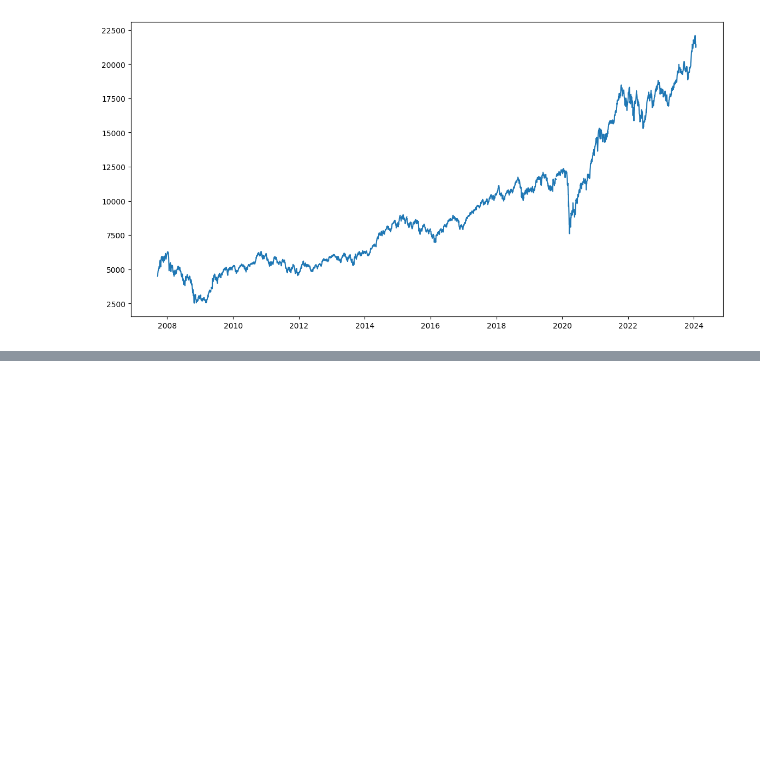
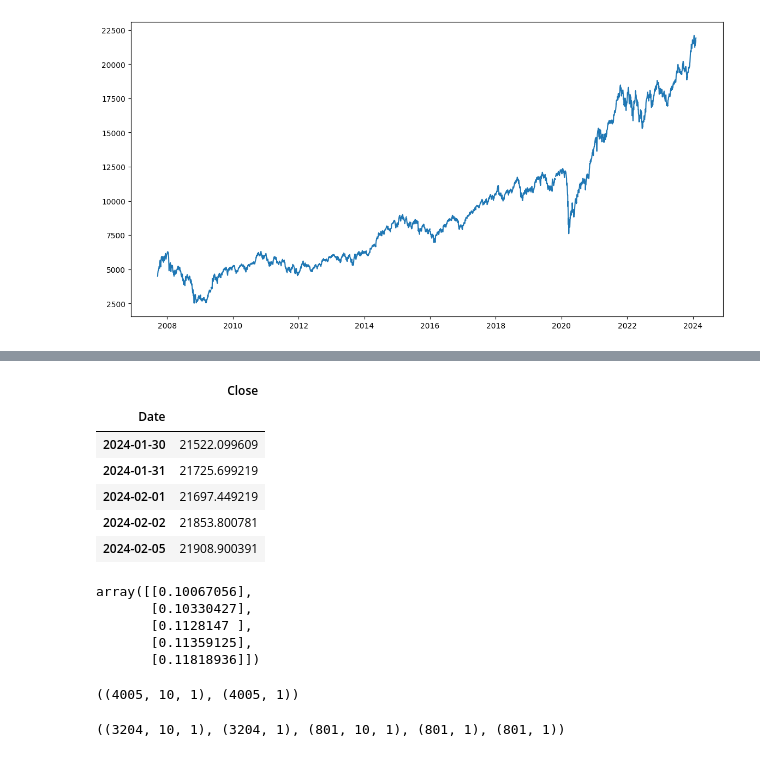
Before and after one commit to arajit010/Stock-Price-Prediction-Using-LSTM, a Jupyter notebook: Stock_Price_Prediction_Using_LSTM.ipynb, the cells around one changed output, grey strips where cells are left out. Cells and saved outputs as stored; diff of their text form; code cells hidden in the pictures; blank space fills up the shorter version.

```diff
--- a/Stock_Price_Prediction_Using_LSTM.ipynb
+++ b/Stock_Price_Prediction_Using_LSTM.ipynb
@@ -118,0 +123,3 @@ memory usage: 63.1 KB
+# %%
+dataset = dataset.dropna()
+dataset.info()
@@ -118,0 +135,49 @@ memory usage: 63.1 KB
+# %%
+dataset.tail()
+# %% [output]
+|  | Close |
+| Date |  |
+| 2024-01-30 | 21522.099609 |
+| 2024-01-31 | 21725.699219 |
+| 2024-02-01 | 21697.449219 |
+| 2024-02-02 | 21853.800781 |
+| 2024-02-05 | 21908.900391 |
+# %%
+from sklearn.preprocessing import MinMaxScaler
+scaler = MinMaxScaler()
+scaled_data = scaler.fit_transform(dataset)
+scaled_data[:5]
+# %% [output]
+array([[0.10067056],
+       [0.10330427],
+       [0.1128147 ],
+       [0.11359125],
+       [0.11818936]])
+# %%
+window_size = 10
+
+x_data, y_data = [],[]
+
+for i in range(window_size, len(scaled_data)):
+    x_data.append(scaled_data[i-window_size:i,0])
+    y_data.append(scaled_data[i,0])
+
+x_data, y_data = np.array(x_data), np.array(y_data)
+
+x_data = np.reshape(x_data, (x_data.shape[0], x_data.shape[1], 1))
+y_data = np.reshape(y_data, (y_data.shape[0], 1))
+
+x_data.shape, y_data.shape
+# %% [output]
+((4005, 10, 1), (4005, 1))
+# %%
+train_size = 0.8
+
+x_train, x_test = x_data[:(int)(len(x_data)*train_size)], x_data[(int)(len(x_data)*train_size):]
+y_train, y_test = y_data[:(int)(len(y_data)*train_size)], y_data[(int)(len(y_data)*train_size):]
+
+y_original = dataset[window_size + len(y_train):]
+
+x_train.shape, y_train.shape, x_test.shape, y_test.shape, y_original.shape
+# %% [output]
+((3204, 10, 1), (3204, 1), (801, 10, 1), (801, 1), (801, 1))
```
Also changed, not shown: parts of 8 cells of this notebook.
